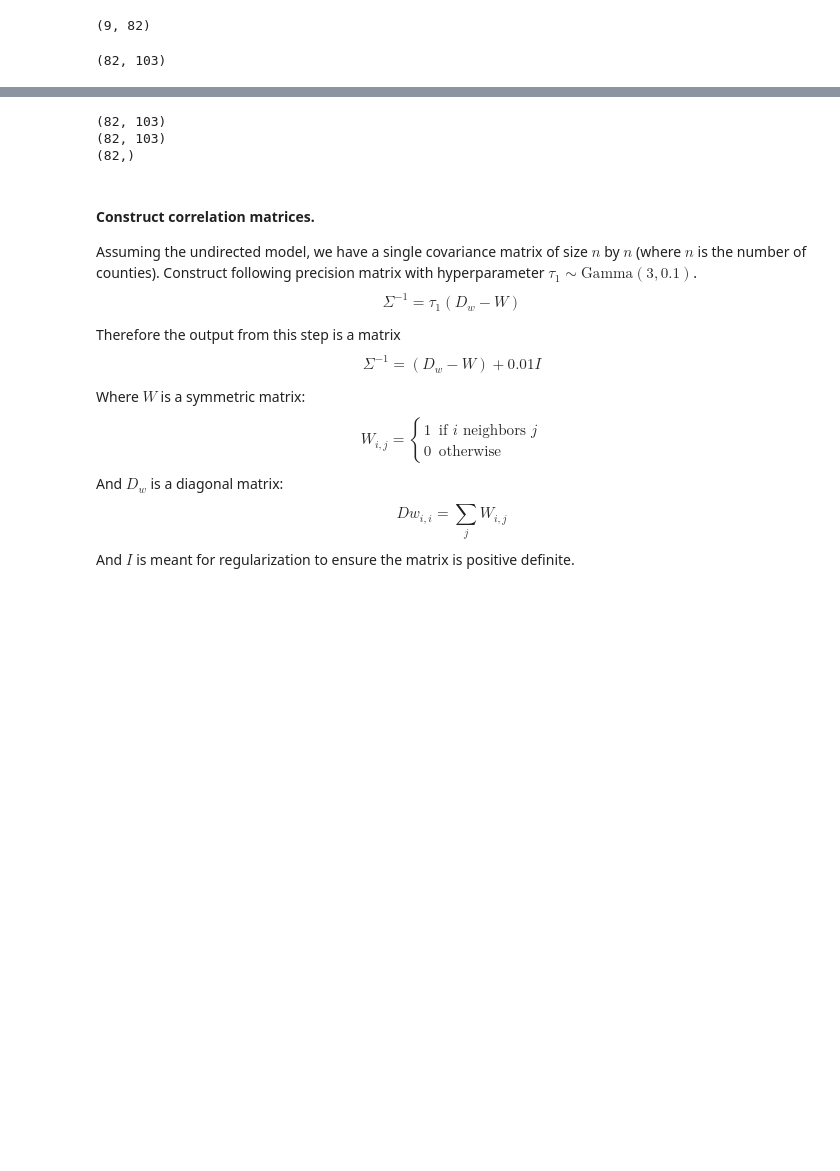
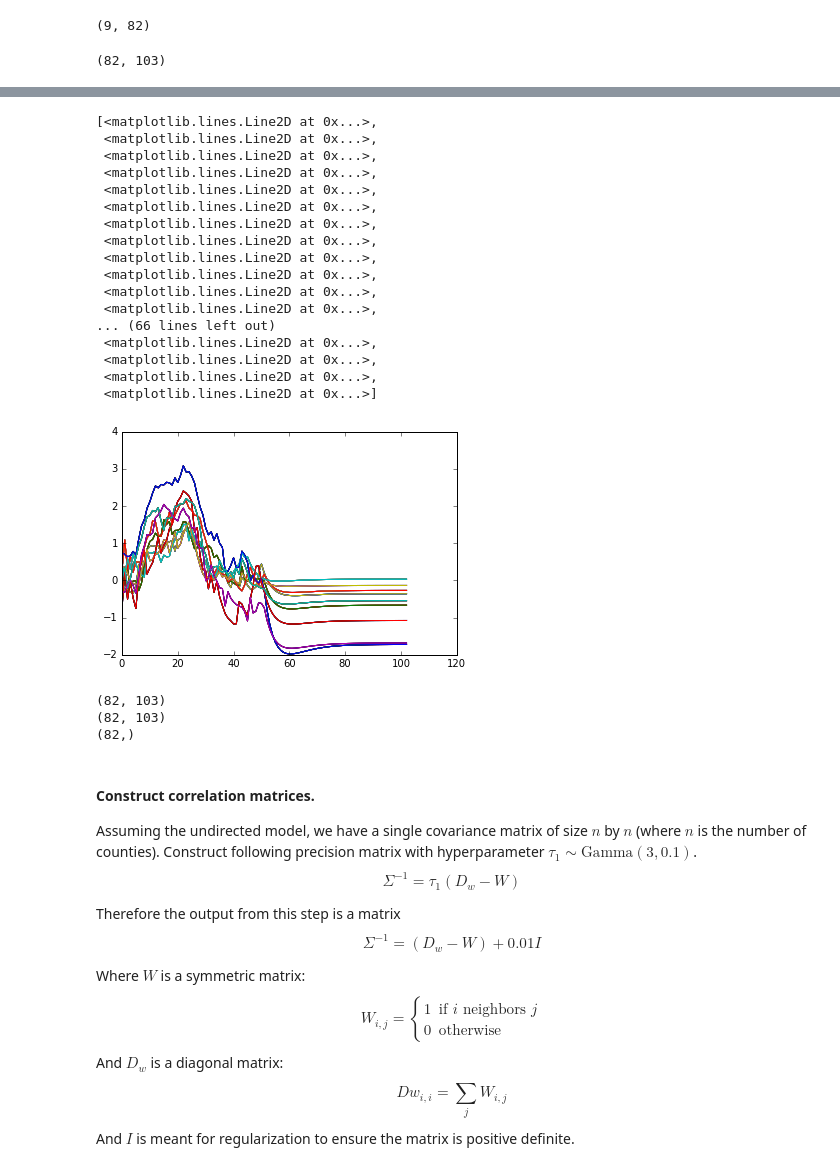
Before and after one commit to tonyduan/ppaml-cp7-blog, a Jupyter notebook: preprocessing.ipynb, the cells around one changed output, grey strips where cells are left out. Drawn from its saved outputs; the diff is of its cells as text; code cells hidden in the pictures; blank space fills up the shorter version.

```diff
--- a/preprocessing.ipynb
+++ b/preprocessing.ipynb
@@ -216,3 +250,24 @@ np.savetxt('data_processed/covariates2.txt', cov2_matrix)
+# %%
+plt.plot(cov1_matrix.T)
+# %% [output]
+[<matplotlib.lines.Line2D at 0x...>,
+ <matplotlib.lines.Line2D at 0x...>,
+ <matplotlib.lines.Line2D at 0x...>,
+ <matplotlib.lines.Line2D at 0x...>,
+ <matplotlib.lines.Line2D at 0x...>,
+ <matplotlib.lines.Line2D at 0x...>,
+ <matplotlib.lines.Line2D at 0x...>,
+ <matplotlib.lines.Line2D at 0x...>,
+ <matplotlib.lines.Line2D at 0x...>,
+ <matplotlib.lines.Line2D at 0x...>,
+ <matplotlib.lines.Line2D at 0x...>,
+ <matplotlib.lines.Line2D at 0x...>,
+... (66 lines left out)
+ <matplotlib.lines.Line2D at 0x...>,
+ <matplotlib.lines.Line2D at 0x...>,
+ <matplotlib.lines.Line2D at 0x...>,
+ <matplotlib.lines.Line2D at 0x...>]
+[figure, added]
 # %%
 print(cov1_matrix.shape)
 print(cov2_matrix.shape)
```
Also changed, not shown: parts of 18 cells of this notebook, 31 other files.
